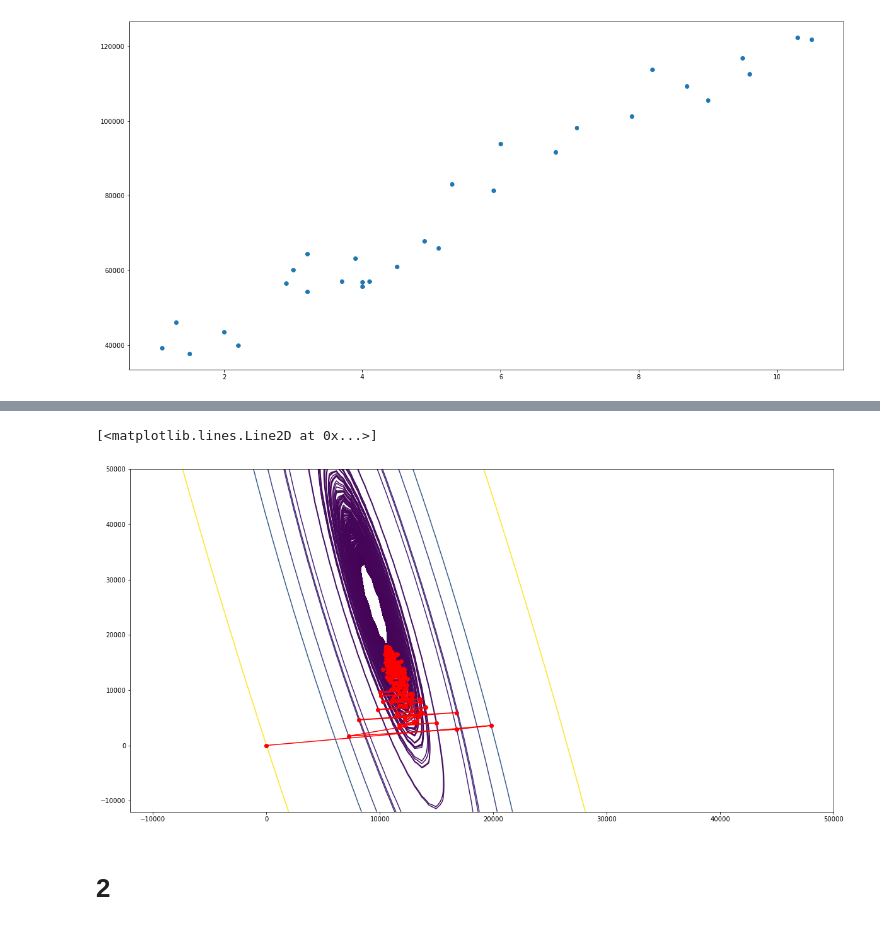
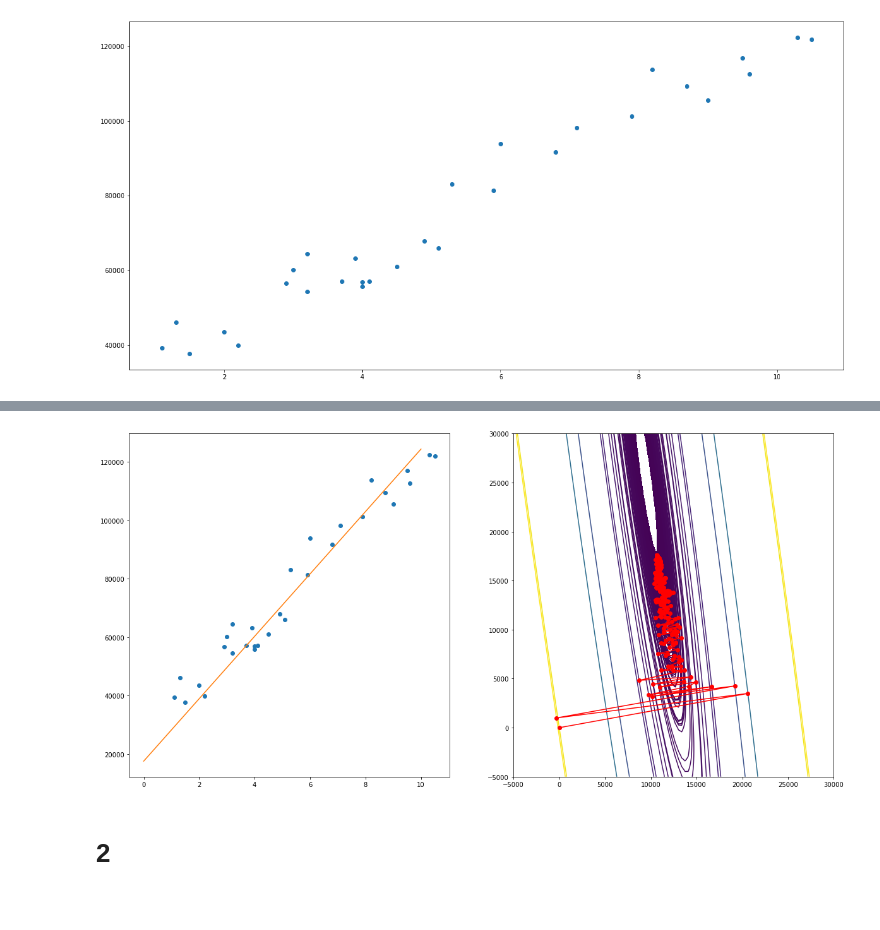
Before and after one commit to dzahbarov/opt-methods, a Jupyter notebook: lab2/lab2.ipynb, the cells around one changed output, grey strips where cells are left out. Drawn from its saved outputs; the diff is of its cells as text; code cells hidden in the pictures.

```diff
--- a/lab2/lab2.ipynb
+++ b/lab2/lab2.ipynb
@@ -182,11 +165,8 @@ plt.plot(x, hui[0] * x + hui[1])
-# %%
-t = np.linspace(-12000, 50000, 100)
-X = np.meshgrid(t, t)
-plt.contour(X[0], X[1], f(X), levels=sorted([f(p) for p in points] + list(np.linspace(-1, 1, 100))))
-plt.plot(points[:, 0], points[:, 1], 'o-', color='red')
-# %% [output]
-[<matplotlib.lines.Line2D at 0x...>]
-[figure, removed]
+# %%
+points = minibatch_sgd(f, 0.005, start=[1, 1], epoch=1000, batch=5)
+draw_row(points)
+# %% [output]
+[figure, added]
 # %% [markdown]
 # 2
 # %%
```
Also changed, not shown: parts of 35 cells of this notebook.
